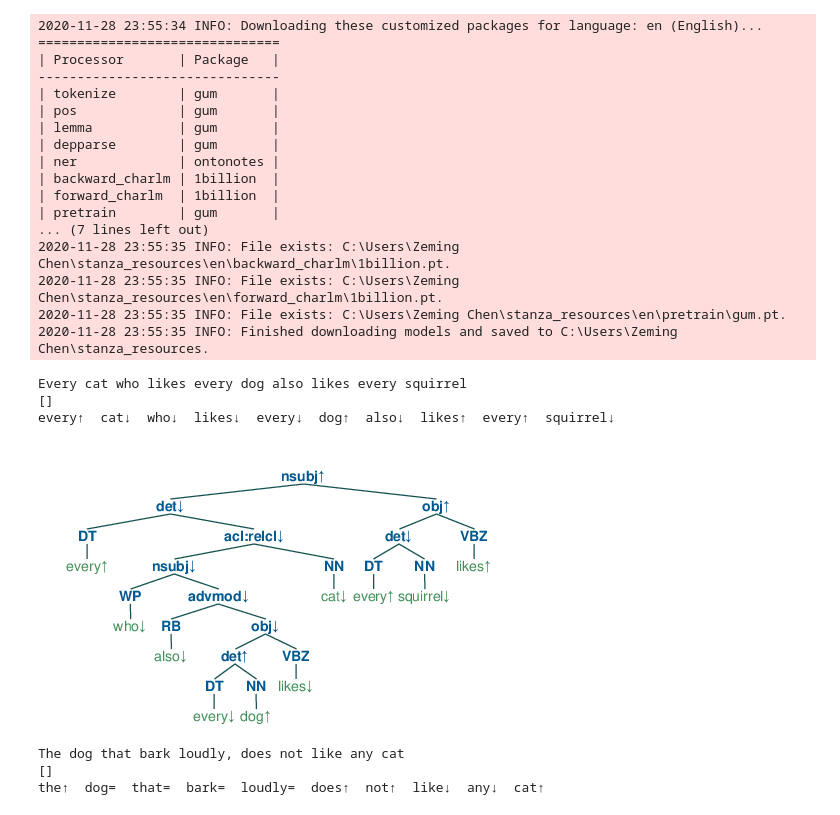
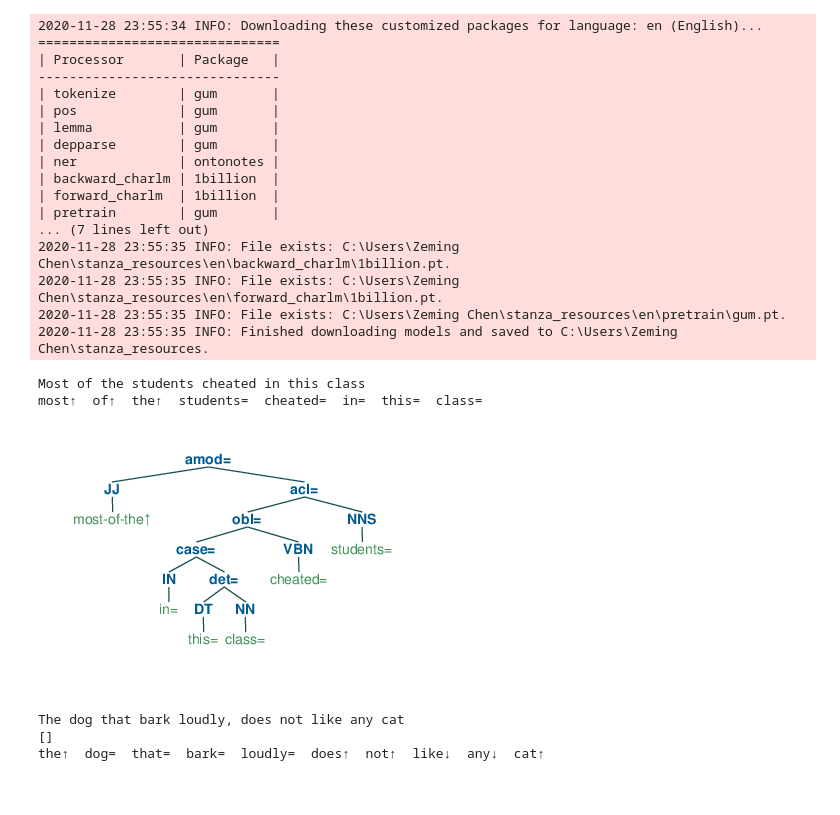
Before and after one commit to eric11eca/Udep2Mono, a Jupyter notebook: src/Udep2Mono.ipynb, the cells around one changed output. Saved outputs shown, nothing was run; the diff lists cells and outputs as text; code cells hidden in the pictures.

Commit message:
add multi-word expression support

```diff
--- a/src/Udep2Mono.ipynb
+++ b/src/Udep2Mono.ipynb
@@ -125,22 +125,22 @@ relations = [
 
 replacement = {
     "out of": "out-of",
-    "none of the": "no",
-    "all of the": "all",
-    "some of the": "some",
+    "none of the": "none-of-the",
+    "all of the": "all-of-the",
+    "some of the": "some-of-the",
     "most of the": "most-of-the",
     "many of the": "many-of-the",
-    "several of the": "several",
+    "several of the": "several-of-the",
     "some but not all": "some-but-not-all"
 }
 
 def preprocess(sentence):
-    replaced = []
+    replaced = {}
     processed = sentence.lower()
     for orig in replacement:
         if orig in processed:
             processed = processed.replace(orig, replacement[orig])
-            replaced.append([orig, replacement[orig]])
+            replaced[replacement[orig]] = orig
     return processed, replaced
 
 def dependencyParse(sentence, parser="stanford"):
@@ -313,12 +313,12 @@ det_mark = {
 }
 
 det_type_words = {
-    "det:univ": ["all", "every", "each", "any"],
-    "det:exist": ["a", "an", "some", "double", "triple"],
+    "det:univ": ["all", "every", "each", "any", "all-of-the"],
+    "det:exist": ["a", "an", "some", "double", "triple", "some-of-the"],
     "det:limit": ["such", "both", "the", "this", "that",
                   "those", "these", "my", "his", "her",
                   "its", "either", "both", "another"],
-    "det:negation": ["no", "neither", "never", "none"]
+    "det:negation": ["no", "neither", "never", "none", "none-of-the"]
 }
 
 negtive_implicative = ["refuse", "reject", "oppose", "forget",
@@ -356,16 +356,24 @@ arrows = {
 }
 
 
-def btreeToList(binaryDepdency, length, verbose=2):
+def btreeToList(binaryDepdency, length, replaced, verbose=2):
     annotated = []
+    reverse = {}
 
     def toList(tree):
         treelist = []
+
         if tree.getVal() not in relations:
             treelist.append(tree.npos)
             if tree.getVal() == "n't":
                 tree.val = "not"
-            word = tree.getVal() + arrows[tree.mark]
+            if tree.val in replaced.keys():
+                original = replaced[tree.val].split()
+                new = []
+                for word in original:
+                    new.append(word + arrows[tree.mark])
+                reverse[tree.val + arrows[tree.mark]] = '%s' % ', '.join(map(str, new)).replace(",", " ")
+            word = tree.val + arrows[tree.mark]
             if verbose == 2:
                 word += str(tree.key)
             index = tree.id
@@ -387,7 +395,7 @@ def btreeToList(binaryDepdency, length, verbose=2):
             treelist.append(toList(right))
 
         return treelist
-    return toList(binaryDepdency), annotated
+    return toList(binaryDepdency), annotated, reverse
 
 
 def convert2vector(result):
@@ -1092,7 +1099,7 @@ def run_polarize_pipeline(sentences, annotations=[], verbose=0, parser="stanford
         binaryDepdency, relation = binarizer.binarization()
 
         if verbose == 2:
-            sexpression, annotated = btreeToList(binaryDepdency, len(words), 0)
+            sexpression, annotated, _ = btreeToList(binaryDepdency, len(words), replaced, 0)
             sexpression = str(sexpression).replace(',', ' ').replace("'", '')
             #print(sexpression)
             sexpression = sexpression.replace('[', '(').replace(']', ')')
@@ -1104,7 +1111,7 @@ def run_polarize_pipeline(sentences, annotations=[], verbose=0, parser="stanford
         polarizer.polarize_deptree()
 
         # postprocessing
-        sexpression, annotated = btreeToList(binaryDepdency, len(words), 0)
+        sexpression, annotated, reverse = btreeToList(binaryDepdency, len(words), replaced, 0)
         sexpression = str(sexpression).replace(',', ' ').replace("'", '').replace('[', '(').replace(']', ')')
         if verbose == 2:
             print(sexpression)
@@ -1114,9 +1121,10 @@ def run_polarize_pipeline(sentences, annotations=[], verbose=0, parser="stanford
         while annotated:
             next_item = heapq.heappop(annotated)
             result.append(next_item[1])
-        print(annotated)
 
         result = '%s' % ', '.join(map(str, result)).replace(",", " ")
+        for word in reverse:
+            result = result.replace(word, reverse[word])
         print(result)
         #vec = convert2vector(result)
         #if len(annotations) > 0:
@@ -1130,13 +1138,12 @@ def run_polarize_pipeline(sentences, annotations=[], verbose=0, parser="stanford
 
         if verbose == 3:
             print(polarizer.treeLog)
-# %%
-run_polarize_pipeline(["Every cat who likes every dog also likes every squirrel"], verbose=0, parser="stanford")
-# %% [output]
-Every cat who likes every dog also likes every squirrel
-[]
-every↑  cat↓  who↓  likes↓  every↓  dog↑  also↓  likes↑  every↑  squirrel↓
-[figure, removed]
+# %%
+run_polarize_pipeline(["Most of the students cheated in this class"], verbose=0, parser="stanza")
+# %% [output]
+Most of the students cheated in this class
+most↑  of↑  the↑  students=  cheated=  in=  this=  class=
+[figure, added]
 # %%
 run_polarize_pipeline(["The dog that bark loudly, does not like any cat",
                        "Some person in the White House doesn't know if any dog in Ohio ate bananas yesterday",
```
Also changed, not shown: parts of 2 cells of this notebook, 6 other files.
